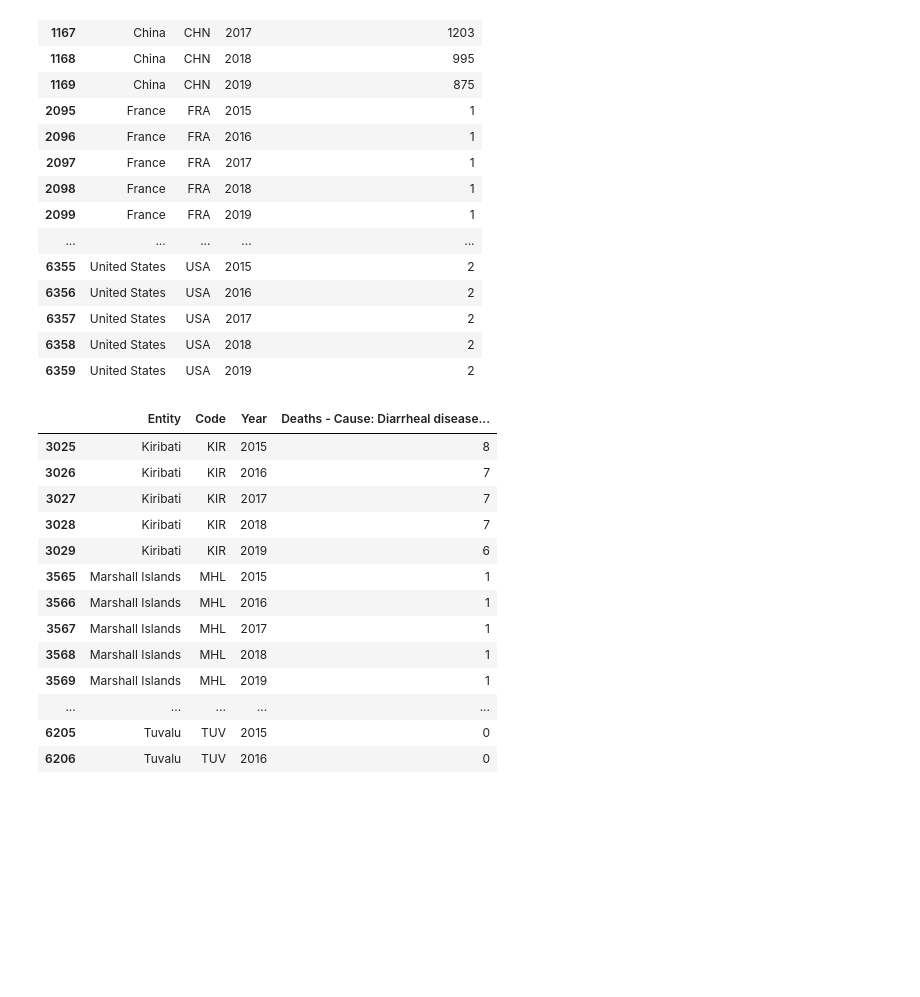
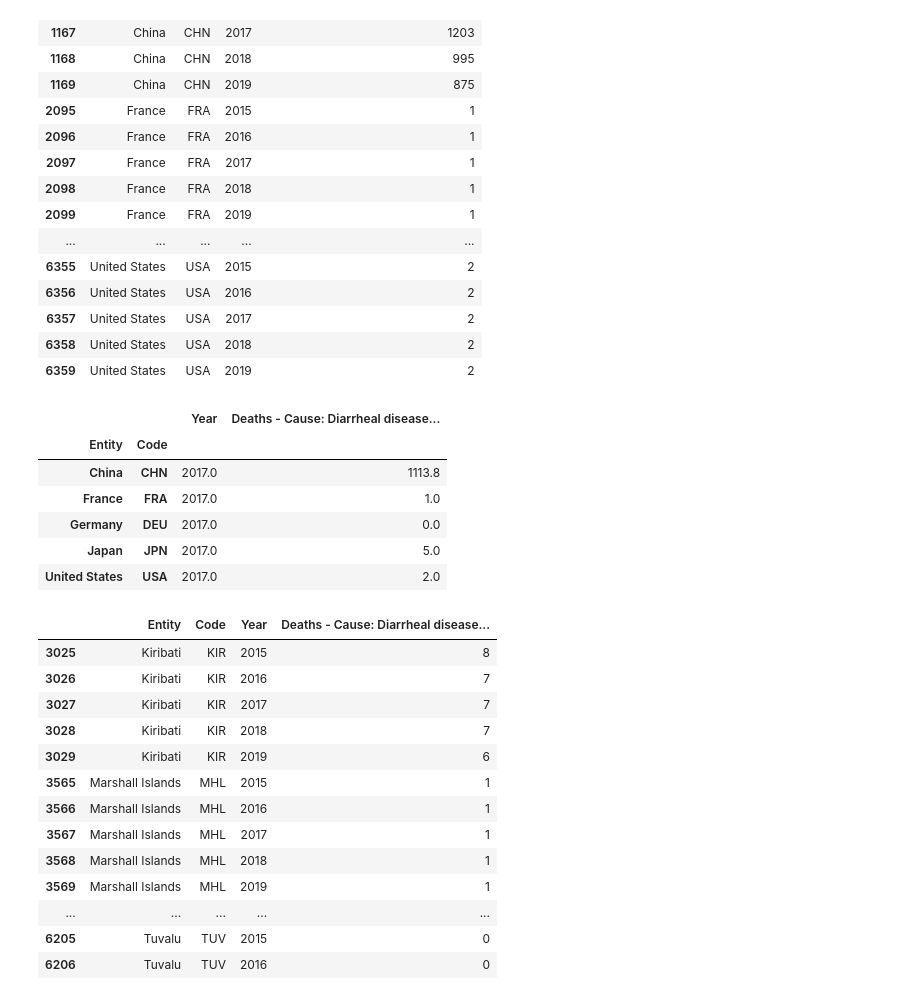
Before and after one commit to RHockley/Project-1-Water-Source-Mortality, a Jupyter notebook: Datacleaning/dirrahea_deaths_cleaned.ipynb, the cells around one changed output. Drawn from its saved outputs; the diff is of its cells as text; code cells hidden in the pictures; blank space fills up the shorter version.

Commit message:
Averaged Most & Least Developed Dataframes

```diff
--- a/Datacleaning/dirrahea_deaths_cleaned.ipynb
+++ b/Datacleaning/dirrahea_deaths_cleaned.ipynb
@@ -107,6 +107,19 @@ dirrahea_deaths_most_developed
 | 6357 | United States | USA | 2017 | 2 |
 | 6358 | United States | USA | 2018 | 2 |
 | 6359 | United States | USA | 2019 | 2 |
+# %%
+dirrahea_deaths_most_developed_avg = dirrahea_deaths_most_developed.groupby(['Entity', 'Code']).mean()
+dirrahea_deaths_most_developed_avg
+
+#The average of the five most developed countries dataframe.
+# %% [output]
+|  |  | Year | Deaths - Cause: Diarrheal disease... |
+| Entity | Code |  |  |
+| China | CHN | 2017.0 | 1113.8 |
+| France | FRA | 2017.0 | 1.0 |
+| Germany | DEU | 2017.0 | 0.0 |
+| Japan | JPN | 2017.0 | 5.0 |
+| United States | USA | 2017.0 | 2.0 |
 # %%
 dirrahea_deaths_least_developed = dirrahea_deaths_reduced_loc.loc[dirrahea_deaths_reduced_loc['Entity'].isin(["Tuvalu", "Nauru", "Kiribati", "Marshall Islands", "Palau"])]
 dirrahea_deaths_least_developed
```
Also changed, not shown: parts of 1 cell of this notebook.
